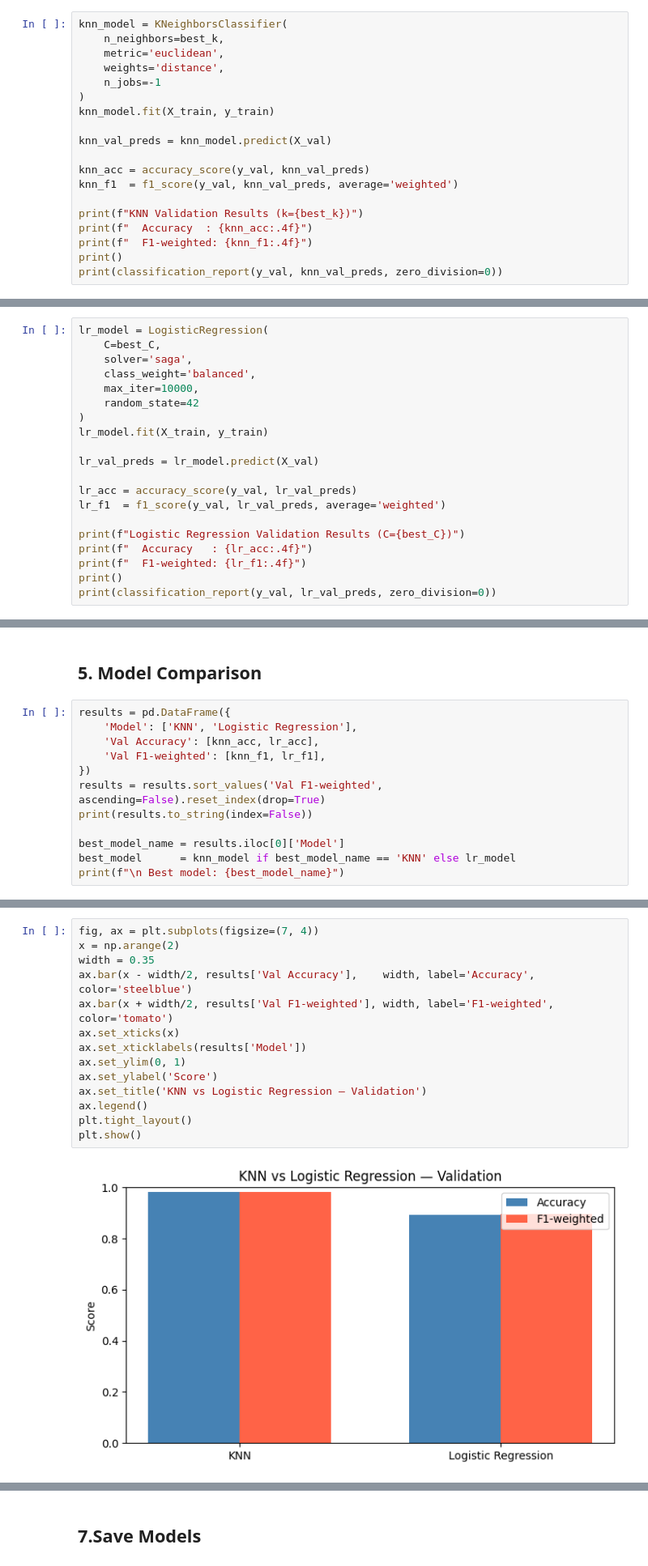
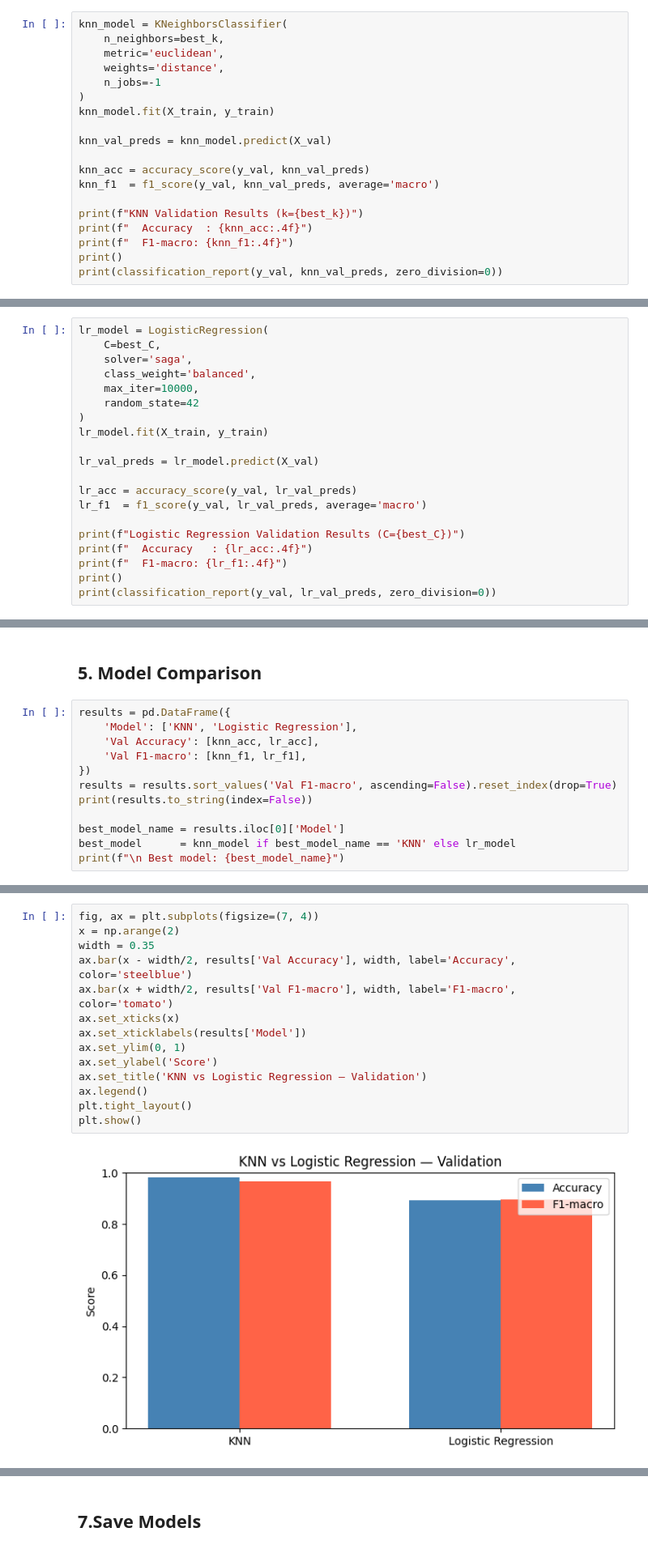
Before and after one commit to kaoutherbensaddek/AmphiLocator-ML, a Jupyter notebook: notebooks/04_KNN_LogReg.ipynb, the cells around one changed output, grey strips where cells are left out. Shown at 81% size. Saved outputs shown, nothing was run; the diff lists cells and outputs as text.

```diff
--- a/notebooks/04_KNN_LogReg.ipynb
+++ b/notebooks/04_KNN_LogReg.ipynb
@@ -252,11 +252,11 @@ knn_model.fit(X_train, y_train)
 knn_val_preds = knn_model.predict(X_val)
 
 knn_acc = accuracy_score(y_val, knn_val_preds)
-knn_f1  = f1_score(y_val, knn_val_preds, average='weighted')
+knn_f1  = f1_score(y_val, knn_val_preds, average='macro')
 
 print(f"KNN Validation Results (k={best_k})")
 print(f"  Accuracy  : {knn_acc:.4f}")
-print(f"  F1-weighted: {knn_f1:.4f}")
+print(f"  F1-macro: {knn_f1:.4f}")
 print()
 print(classification_report(y_val, knn_val_preds, zero_division=0))
 # %% [output]
@@ -339,11 +339,11 @@ lr_model.fit(X_train, y_train)
 lr_val_preds = lr_model.predict(X_val)
 
 lr_acc = accuracy_score(y_val, lr_val_preds)
-lr_f1  = f1_score(y_val, lr_val_preds, average='weighted')
+lr_f1  = f1_score(y_val, lr_val_preds, average='macro')
 
 print(f"Logistic Regression Validation Results (C={best_C})")
 print(f"  Accuracy   : {lr_acc:.4f}")
-print(f"  F1-weighted: {lr_f1:.4f}")
+print(f"  F1-macro: {lr_f1:.4f}")
 print()
 print(classification_report(y_val, lr_val_preds, zero_division=0))
 # %% [output]
@@ -383,9 +383,9 @@ plt.show()
 results = pd.DataFrame({
     'Model': ['KNN', 'Logistic Regression'],
     'Val Accuracy': [knn_acc, lr_acc],
-    'Val F1-weighted': [knn_f1, lr_f1],
+    'Val F1-macro': [knn_f1, lr_f1],
 })
-results = results.sort_values('Val F1-weighted', ascending=False).reset_index(drop=True)
+results = results.sort_values('Val F1-macro', ascending=False).reset_index(drop=True)
 print(results.to_string(index=False))
 
 best_model_name = results.iloc[0]['Model']
@@ -400,19 +400,19 @@ Logistic Regression      0.894161         0.894916
 # %%
 fig, ax = plt.subplots(figsize=(7, 4))
 x = np.arange(2)
 width = 0.35
-ax.bar(x - width/2, results['Val Accuracy'],    width, label='Accuracy',    color='steelblue')
-ax.bar(x + width/2, results['Val F1-weighted'], width, label='F1-weighted', color='tomato')
+ax.bar(x - width/2, results['Val Accuracy'], width, label='Accuracy',  color='steelblue')
+ax.bar(x + width/2, results['Val F1-macro'], width, label='F1-macro',  color='tomato')
 ax.set_xticks(x)
 ax.set_xticklabels(results['Model'])
 ax.set_ylim(0, 1)
 ax.set_ylabel('Score')
 ax.set_title('KNN vs Logistic Regression — Validation')
 ax.legend()
 plt.tight_layout()
 plt.show()
 # %% [output]
-[figure, old version]
+[figure, new version]
 # %% [markdown]
 ## 6. Final Evaluation on Test Set
 
```
Also changed, not shown: parts of 5 cells of this notebook, 5 other files.
